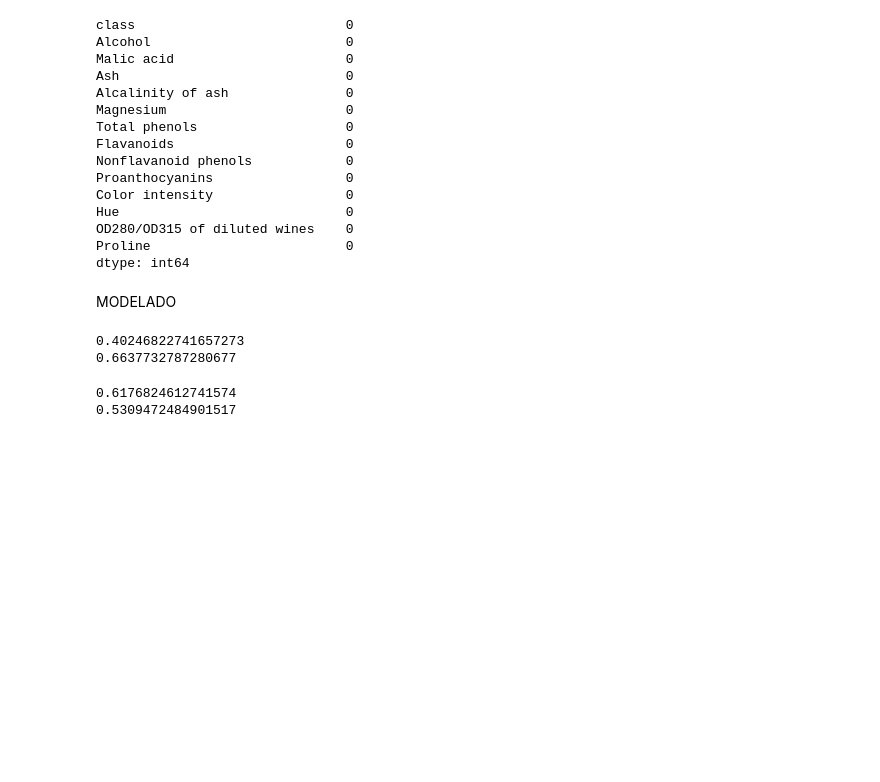
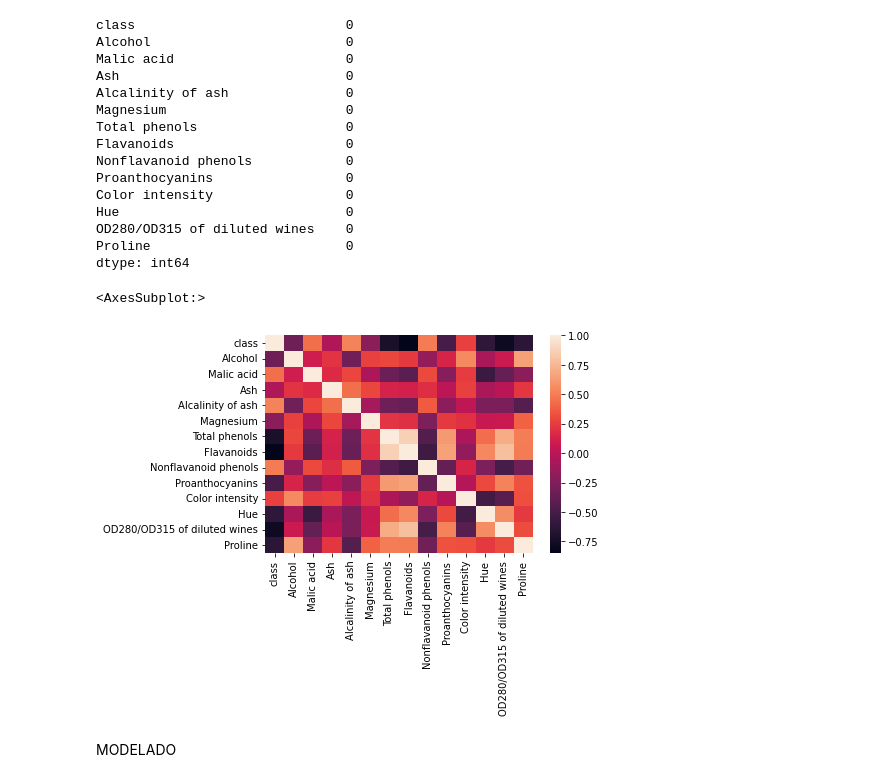
Before and after one commit to CAMAY3101/MachineLearning, a Jupyter notebook: EV2.ipynb, the cells around one changed output. Cells and saved outputs as stored; diff of their text form; code cells hidden in the pictures; blank space fills up the shorter version.

```diff
--- a/EV2.ipynb
+++ b/EV2.ipynb
@@ -100,6 +96,13 @@ Hue                             0
 OD280/OD315 of diluted wines    0
 Proline                         0
 dtype: int64
+# %%
+import seaborn as sns
+corr = df.corr()  # Coeficiente de Pearson
+sns.heatmap(corr)
+# %% [output]
+<AxesSubplot:>
+[figure, added]
 # %% [markdown]
 MODELADO
 # %%
@@ -122,24 +111,0 @@ from sklearn.metrics import mean_squared_error
-# %%
-model = SVR(kernel='rbf')
-model.fit(x_train, y_train)
-y_pred = model.predict(x_test)
-score = model.score(x_test, y_test)
-print(score)
-mse = mean_squared_error(y_test, y_pred)
-rmse = np.sqrt(mse)
-print(rmse)
-# %% [output]
-0.40246822741657273
-0.6637732787280677
-# %%
-model = LinearRegression()
-model.fit(x_train, y_train)
-y_pred = model.predict(x_test)
-score = model.score(x_test, y_test)
-print(score)
-mse = mean_squared_error(y_test, y_pred)
-rmse = np.sqrt(mse)
-print(rmse)
-# %% [output]
-0.6176824612741574
-0.5309472484901517
```
Also changed, not shown: parts of 18 cells of this notebook, 2 other files.
